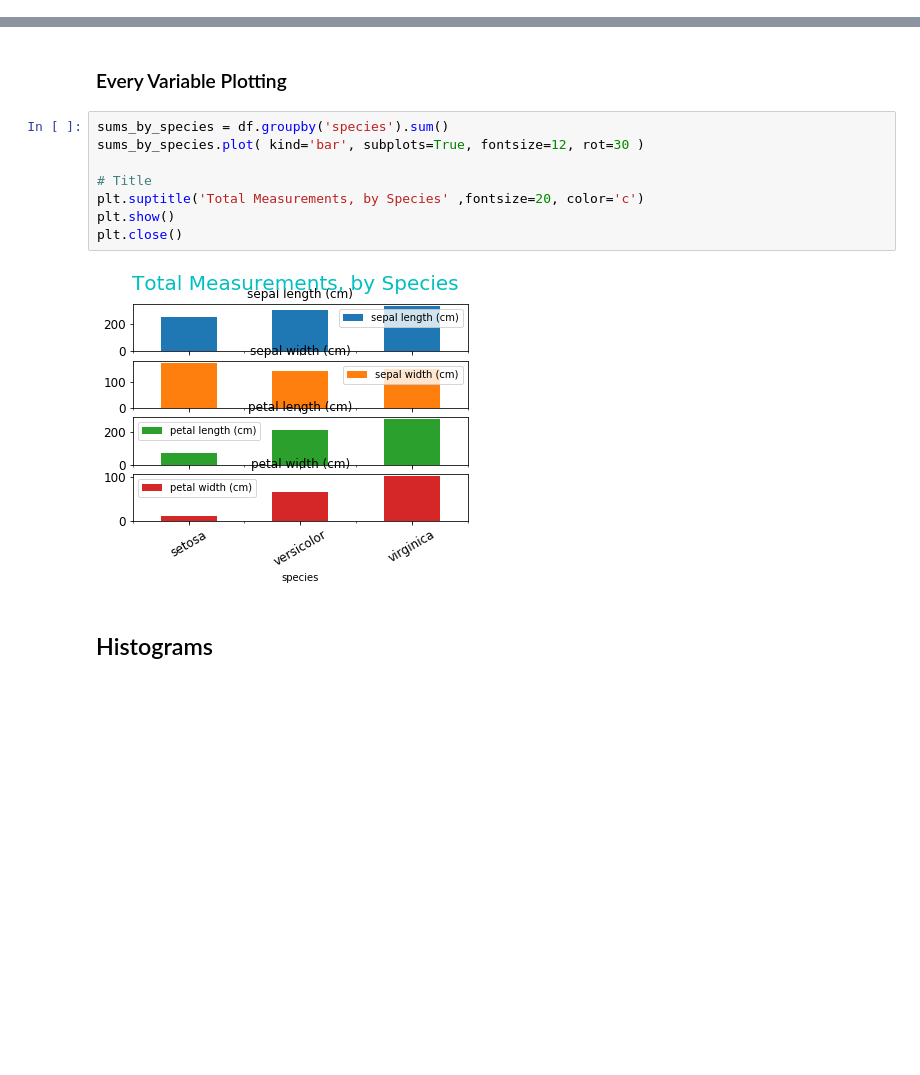
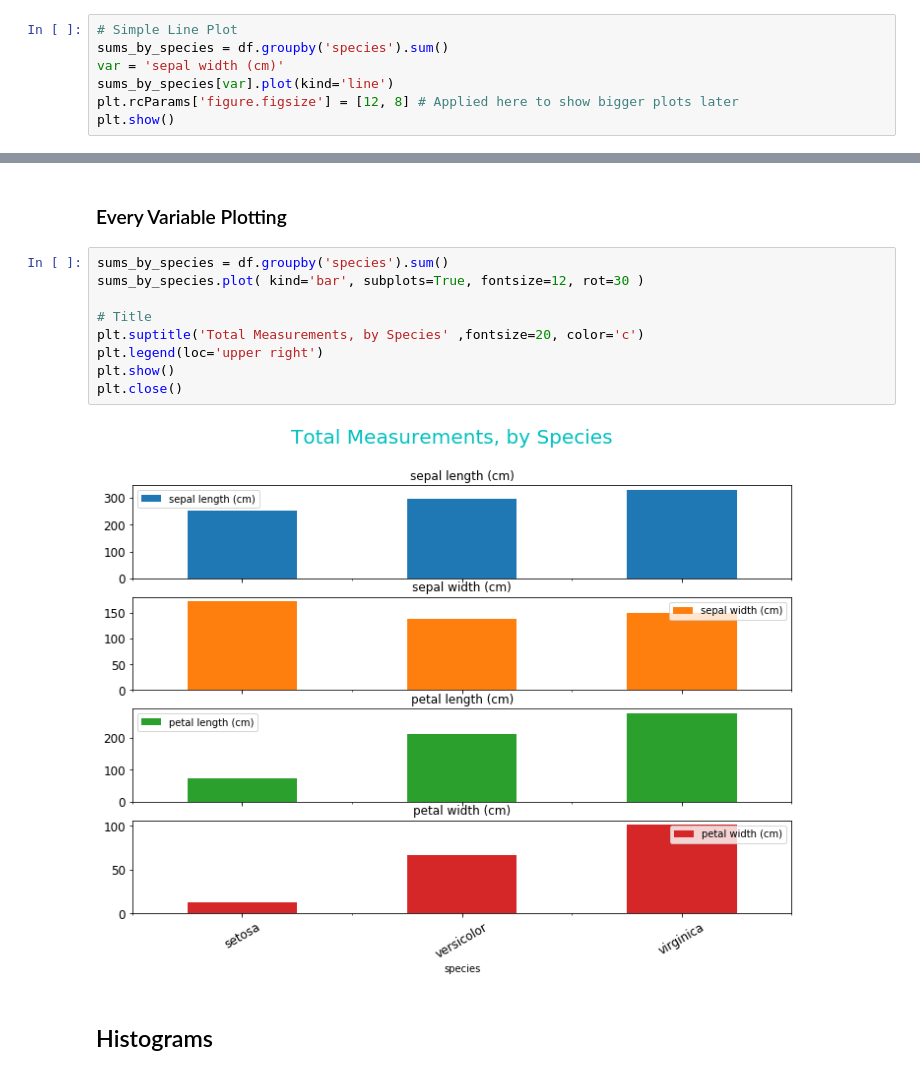
Before and after one commit to mnaveenriaz/the_data_science_handbook, a Jupyter notebook: all_python3_notebooks/chapter05_visualizations.ipynb, the cells around one changed output, grey strips where cells are left out. Cells and saved outputs as stored; diff of their text form; blank space fills up the shorter version.

Commit message:
Python 3 Upgrade
Improve Visualizations

```diff
--- a/all_python3_notebooks/chapter05_visualizations.ipynb
+++ b/all_python3_notebooks/chapter05_visualizations.ipynb
@@ -86,0 +81,7 @@ virginica              101.3
+# %%
+# Simple Line Plot
+sums_by_species = df.groupby('species').sum()
+var = 'sepal width (cm)'
+sums_by_species[var].plot(kind='line')
+plt.rcParams['figure.figsize'] = [12, 8] # Applied here to show bigger plots later
+plt.show()
@@ -132,13 +137,14 @@ plt.close()
 # %%
 sums_by_species = df.groupby('species').sum()
 sums_by_species.plot( kind='bar', subplots=True, fontsize=12, rot=30 )
 
 # Title
 plt.suptitle('Total Measurements, by Species' ,fontsize=20, color='c')
+plt.legend(loc='upper right')
 plt.show()
 plt.close()
 # %% [output]
-[figure, old version]
+[figure, new version]
 # %% [markdown]
 ## Histograms
 # %% [markdown]
```
Also changed, not shown: parts of 23 cells of this notebook.
